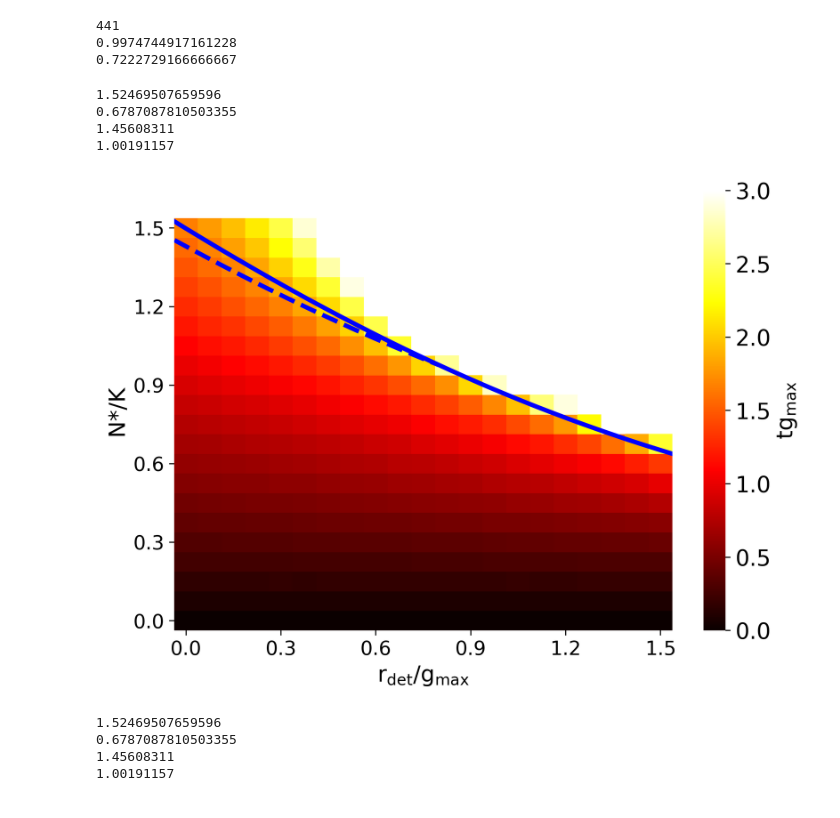
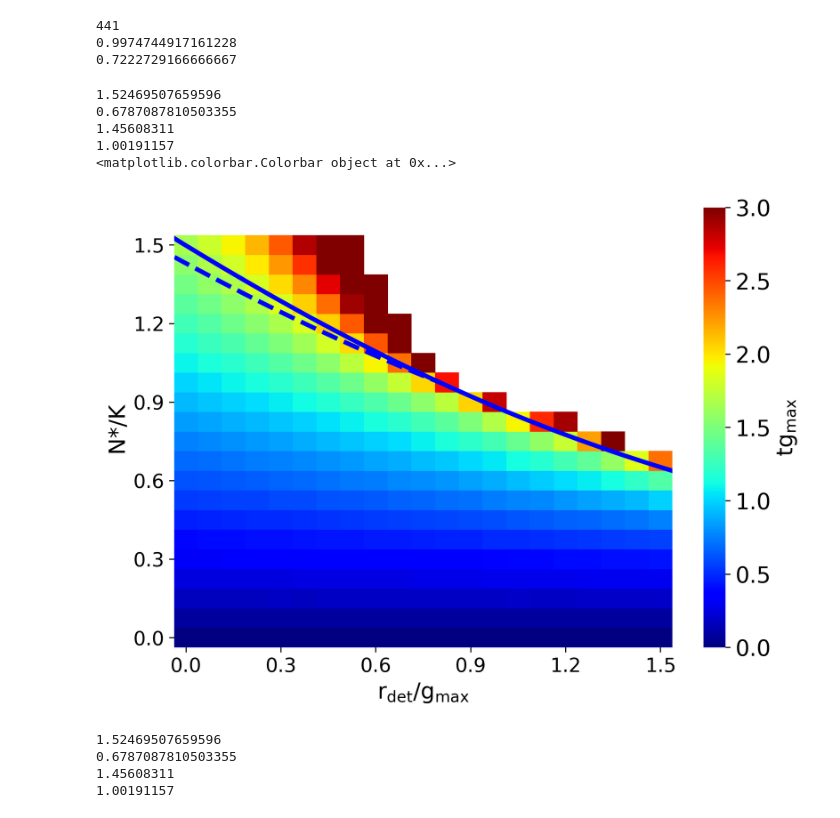
Before and after one commit to patricksinclair/multispecies_postprocessing, a Jupyter notebook: biofilm_threshold_theory/phase_diagram_plotter.ipynb, the cells around one changed output. Saved outputs shown, nothing was run; the diff lists cells and outputs as text; code cells hidden in the pictures.

Commit message:
added heatmap and histograms first draft figure code

```diff
--- a/biofilm_threshold_theory/phase_diagram_plotter.ipynb
+++ b/biofilm_threshold_theory/phase_diagram_plotter.ipynb
@@ -169,7 +171,7 @@ IDsize=12
 
 # #phase_mask = (pivot['det_ratio']) > 0.5
 
-ax = sns.heatmap(pivot, annot=False, cmap='hot', xticklabels = 4, yticklabels=4, rasterized=True, vmax=3)
+ax = sns.heatmap(pivot, annot=False, cmap='jet', xticklabels = 4, yticklabels=4, rasterized=True, vmax=3)
 # ax_masked = sns.heatmap(pivot, mask=masko, cmap='Greens', cbar=False, annot=True)
 # #ax_masked2 = sns.heatmap(pivot, mask=phase_mask, cmap='Blues', cbar=False, annot=True)
 
@@ -207,34 +209,36 @@ print(np.min(theoryN_vals_dashed))
 scale_factor_x_dashed = nsquares/1.5
 scale_factor_y_dashed = nsquares/1.5
 
 sns.lineplot(x=det_ratio_vals_dashed*scale_factor_x_dashed, y=theoryN_vals_dashed*scale_factor_y_dashed, linewidth = 3.2, color="blue")
 line = ax.lines[1] # get the line
 line.set_ydata(line.get_ydata() - 0.5)
 line.set_linestyle("--")
 ###########################################
 
 ax.axis('tight')
 
 ax.set_xlabel('r$_{\\rm det}/\\rm{g}_{\max}$', fontsize=labelSize)
 ax.set_ylabel('N*/K', fontsize=labelSize)
 ax.xaxis.set_tick_params(labelsize=numbersize)
 ax.yaxis.set_tick_params(labelsize=numbersize)
 
 
 cbar = ax.collections[0].colorbar
+print(cbar)
 cbar.ax.tick_params(labelsize=labelSize)
 cbar.set_label("tg$_{\max}$", fontsize=labelSize)
 cbar.ax.locator_params(nbins=6)
 
 plt.xticks(rotation=0)
 plt.savefig('paper_plots/timeTo1Mh_heatmap.pdf', bbox_inches='tight')
 plt.show()
 # %% [output]
 1.52469507659596
 0.6787087810503355
 1.45608311
 1.00191157
+<matplotlib.colorbar.Colorbar object at 0x...>
-[figure, old version]
+[figure, new version]
 # %%
 pivot_stDev = param_data.pivot(index='n_thresh', columns='det_ratio', values='coeff_variation')
 # %%
```
Also changed, not shown: parts of 7 cells of this notebook, 1 other file.
